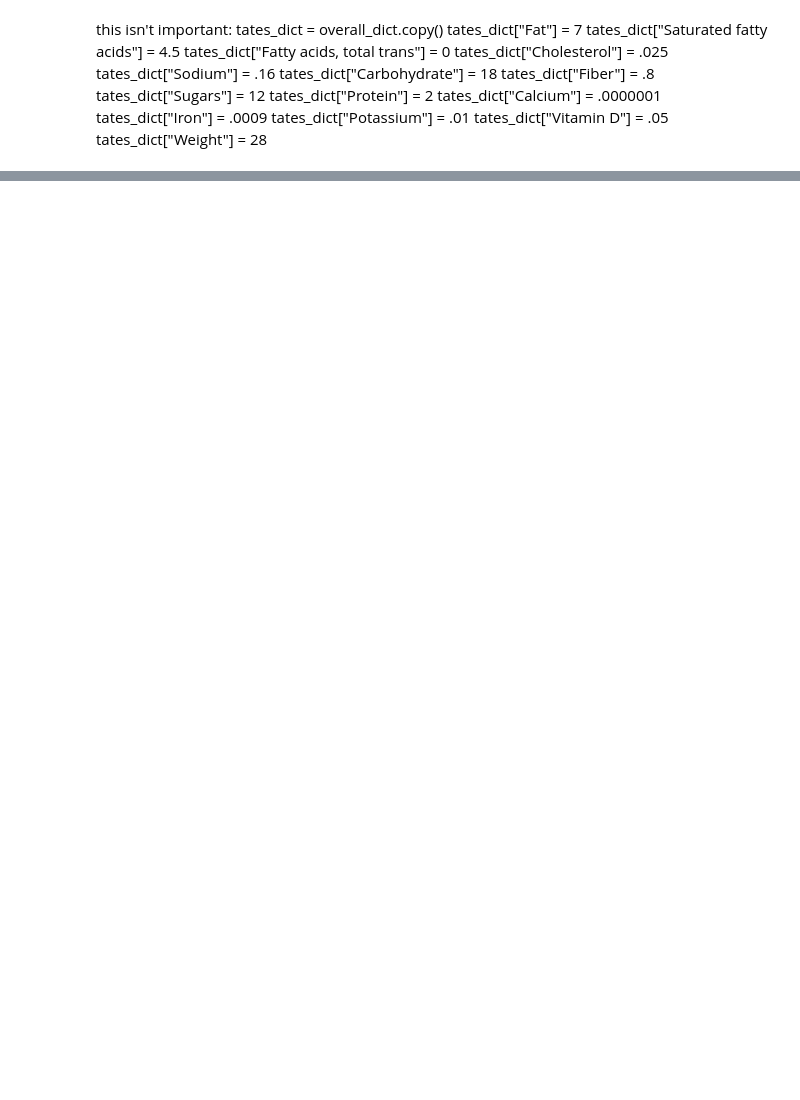
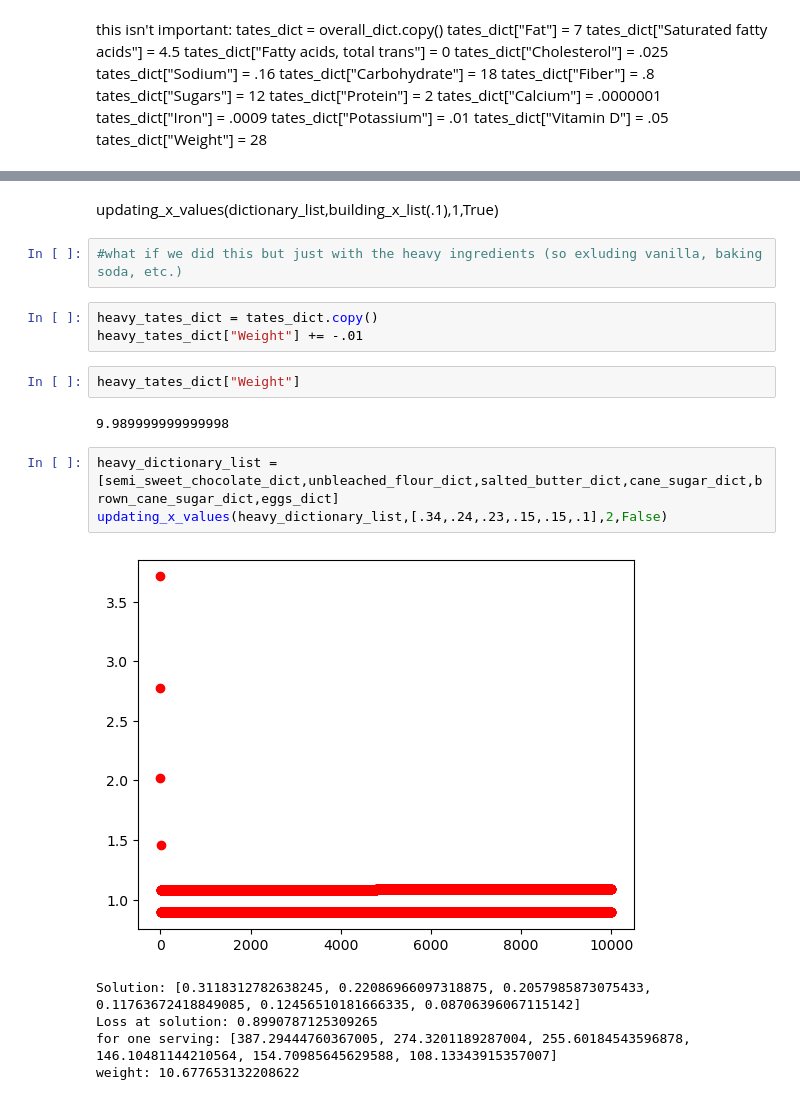
Before and after one commit to shivanishah1/finalproject1, a Jupyter notebook: final_project/reverseengineeringfood.ipynb, the cells around one changed output, grey strips where cells are left out. Cells and saved outputs as stored; diff of their text form; blank space fills up the shorter version.

```diff
--- a/final_project/reverseengineeringfood.ipynb
+++ b/final_project/reverseengineeringfood.ipynb
@@ -406,0 +450,20 @@ weight: -26.14995143827595
+# %% [markdown]
+updating_x_values(dictionary_list,building_x_list(.1),1,True)
+# %%
+#what if we did this but just with the heavy ingredients (so exluding vanilla, baking soda, etc.)
+# %%
+heavy_tates_dict = tates_dict.copy()
+heavy_tates_dict["Weight"] += -.01
+# %%
+heavy_tates_dict["Weight"]
+# %% [output]
+9.989999999999998
+# %%
+heavy_dictionary_list = [semi_sweet_chocolate_dict,unbleached_flour_dict,salted_butter_dict,cane_sugar_dict,brown_cane_sugar_dict,eggs_dict]
+updating_x_values(heavy_dictionary_list,[.34,.24,.23,.15,.15,.1],2,False)
+# %% [output]
+[figure, added]
+Solution: [0.3118312782638245, 0.22086966097318875, 0.2057985873075433, 0.11763672418849085, 0.12456510181666335, 0.08706396067115142]
+Loss at solution: 0.8990787125309265
+for one serving: [387.29444760367005, 274.3201189287004, 255.60184543596878, 146.10481144210564, 154.70985645629588, 108.13343915357007]
+weight: 10.677653132208622
```
Also changed, not shown: parts of 24 cells of this notebook, 3 other files.
